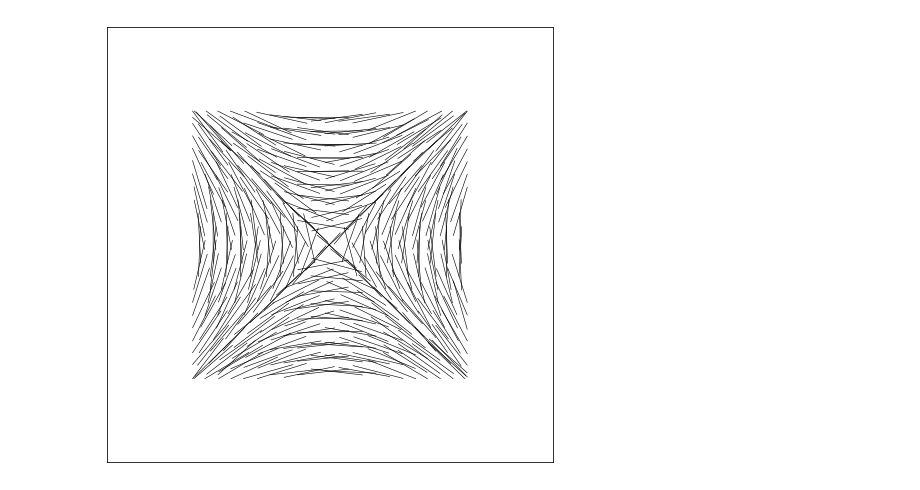
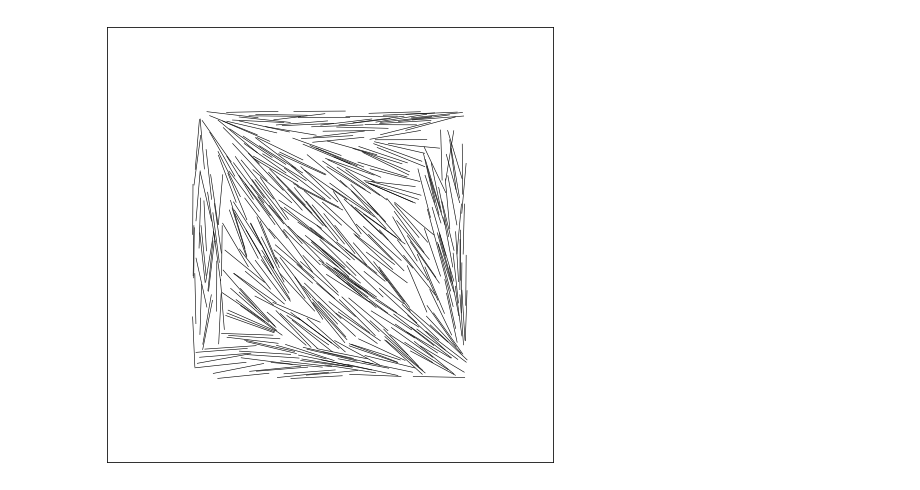
Before and after one commit to m-walters/mcmd, a Jupyter notebook: rodplot.ipynb, the cells around one changed output. Cells and saved outputs as stored; diff of their text form; code cells hidden in the pictures.

```diff
--- a/rodplot.ipynb
+++ b/rodplot.ipynb
@@ -8,30 +8,30 @@ def plotLine(x1,y1,x2,y2):
 # %%
 w = 26.
 h = w
 plt.plot()
 plt.xlim(-w/2,w/2)
 plt.ylim(-h/2,h/2)
 plt.xticks([])
 plt.yticks([])
 
 # Read in data
-fname = "output/X2"
+fname = "output/X"
 # fname = "save/confX/sweep_00085000"
 dfile = open(fname, "r")
 cntSnap = 0
-showSnap = 0
+showSnap = 2000
 for line in dfile.readlines():
     if showSnap == cntSnap:
         if line == "\n": break
         l = line.split()
         plotLine(l[5],l[6],l[7],l[8])
     else:
         if line == "\n": cntSnap+=1
         else: continue
 l[4]
 plt.gcf().set_size_inches(8,8)
 f = plt.gcf()
 # %% [output]
-[figure, old version]
+[figure, new version]
 # %%
 f.savefig(fname+".eps");
```
Also changed, not shown: 5 other files.
